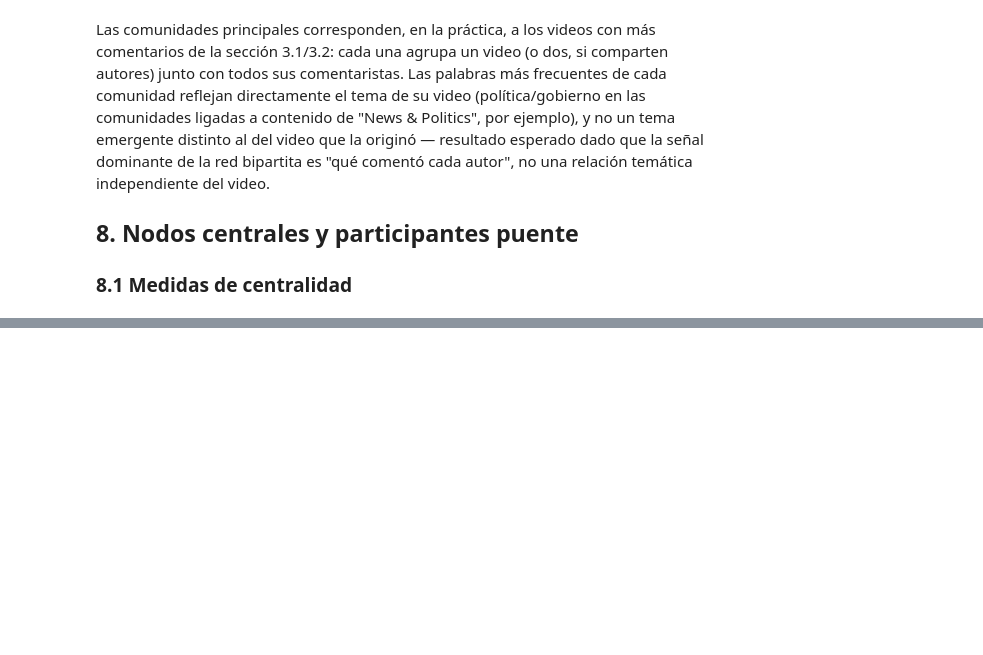
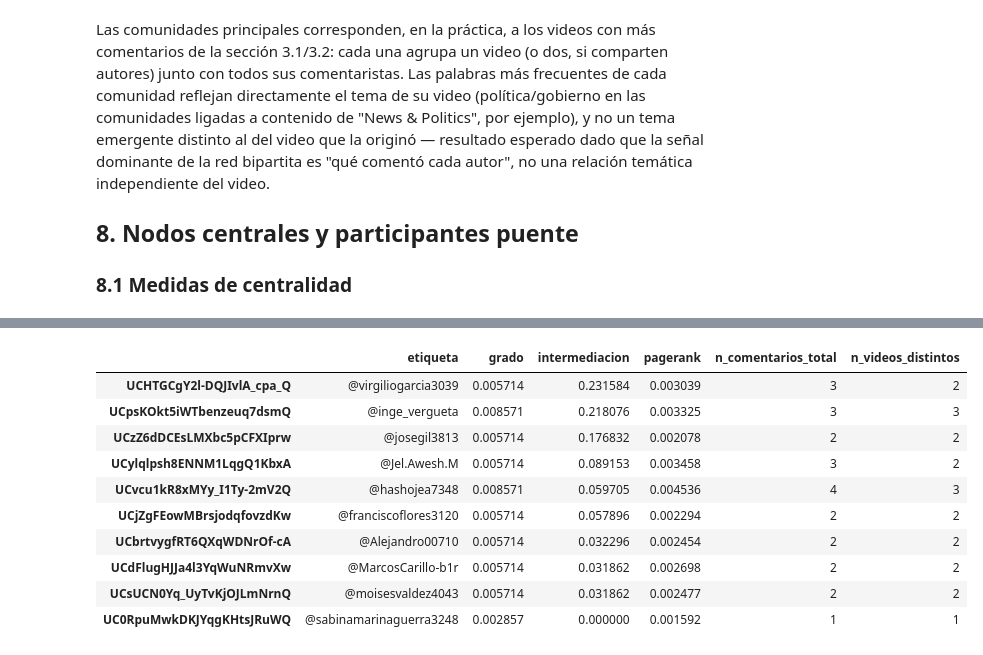
Before and after one commit to DavidDominguez-11/DS-Lab1, a Jupyter notebook: Laboratorio_6.ipynb, the cells around one changed output, grey strips where cells are left out. Drawn from its saved outputs; the diff is of its cells as text; code cells hidden in the pictures; blank space fills up the shorter version.

```diff
--- a/Laboratorio_6.ipynb
+++ b/Laboratorio_6.ipynb
@@ -1642,0 +1693,19 @@ video.
+# %%
+top_autores = centralidades[centralidades["tipo"] == "autor"].sort_values("intermediacion", ascending=False).head(10)
+top_autores = top_autores.join(pd.DataFrame({
+    "n_comentarios_total": comentarios_por_autor,
+    "n_videos_distintos": videos_por_autor,
+}))
+top_autores[["etiqueta", "grado", "intermediacion", "pagerank", "n_comentarios_total", "n_videos_distintos"]]
+# %% [output]
+|  | etiqueta | grado | intermediacion | pagerank | n_comentarios_total | n_videos_distintos |
+| UCHTGCgY2l-DQJIvlA_cpa_Q | @virgiliogarcia3039 | 0.005714 | 0.231584 | 0.003039 | 3 | 2 |
+| UCpsKOkt5iWTbenzeuq7dsmQ | @inge_vergueta | 0.008571 | 0.218076 | 0.003325 | 3 | 3 |
+| UCzZ6dDCEsLMXbc5pCFXIprw | @josegil3813 | 0.005714 | 0.176832 | 0.002078 | 2 | 2 |
+| UCylqlpsh8ENNM1LqgQ1KbxA | @Jel.Awesh.M | 0.005714 | 0.089153 | 0.003458 | 3 | 2 |
+| UCvcu1kR8xMYy_I1Ty-2mV2Q | @hashojea7348 | 0.008571 | 0.059705 | 0.004536 | 4 | 3 |
+| UCjZgFEowMBrsjodqfovzdKw | @franciscoflores3120 | 0.005714 | 0.057896 | 0.002294 | 2 | 2 |
+| UCbrtvygfRT6QXqWDNrOf-cA | @Alejandro00710 | 0.005714 | 0.032296 | 0.002454 | 2 | 2 |
+| UCdFlugHJJa4l3YqWuNRmvXw | @MarcosCarillo-b1r | 0.005714 | 0.031862 | 0.002698 | 2 | 2 |
+| UCsUCN0Yq_UyTvKjOJLmNrnQ | @moisesvaldez4043 | 0.005714 | 0.031862 | 0.002477 | 2 | 2 |
+| UC0RpuMwkDKJYqgKHtsJRuWQ | @sabinamarinaguerra3248 | 0.002857 | 0.000000 | 0.001592 | 1 | 1 |
```
Also changed, not shown: parts of 7 cells of this notebook.
